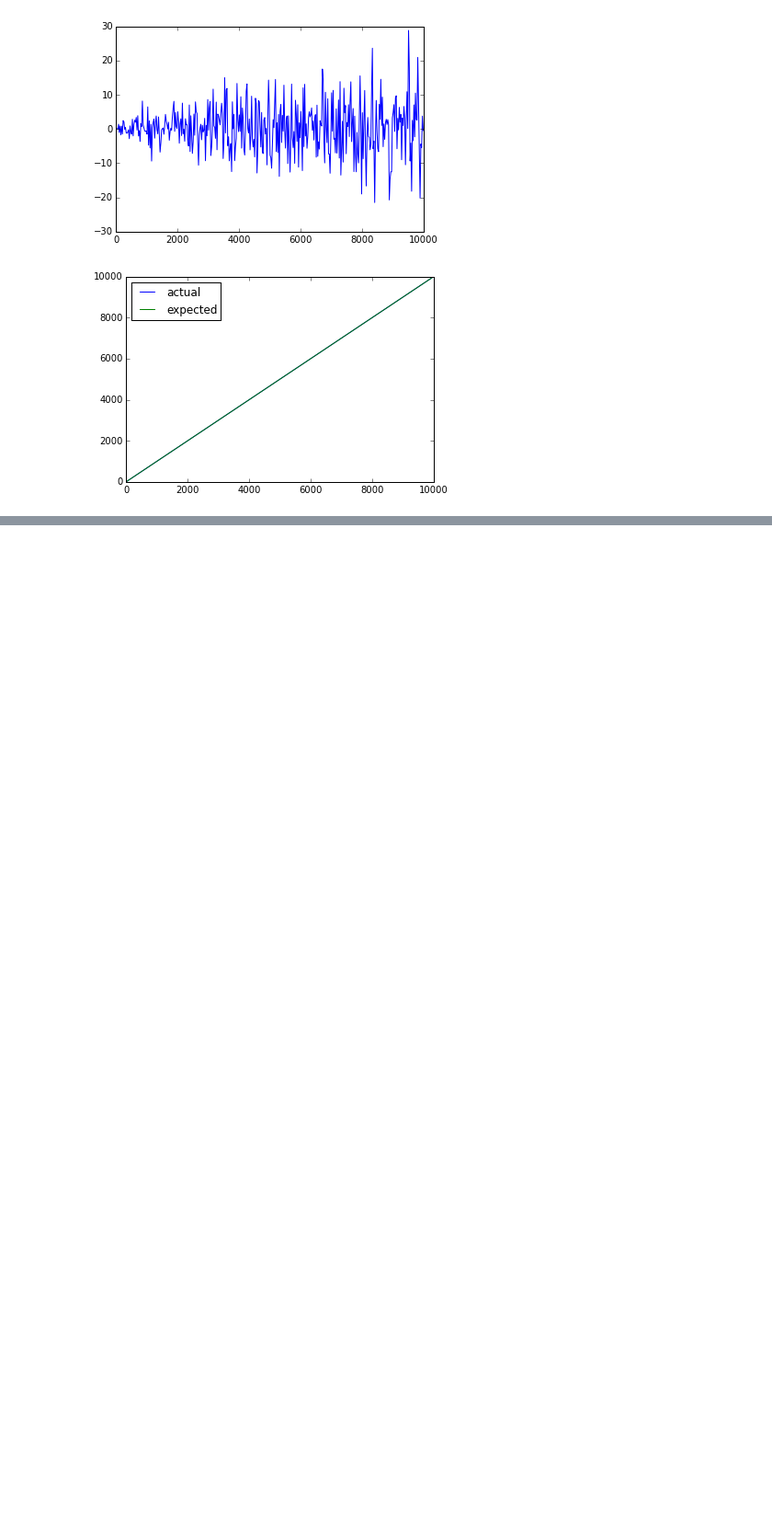
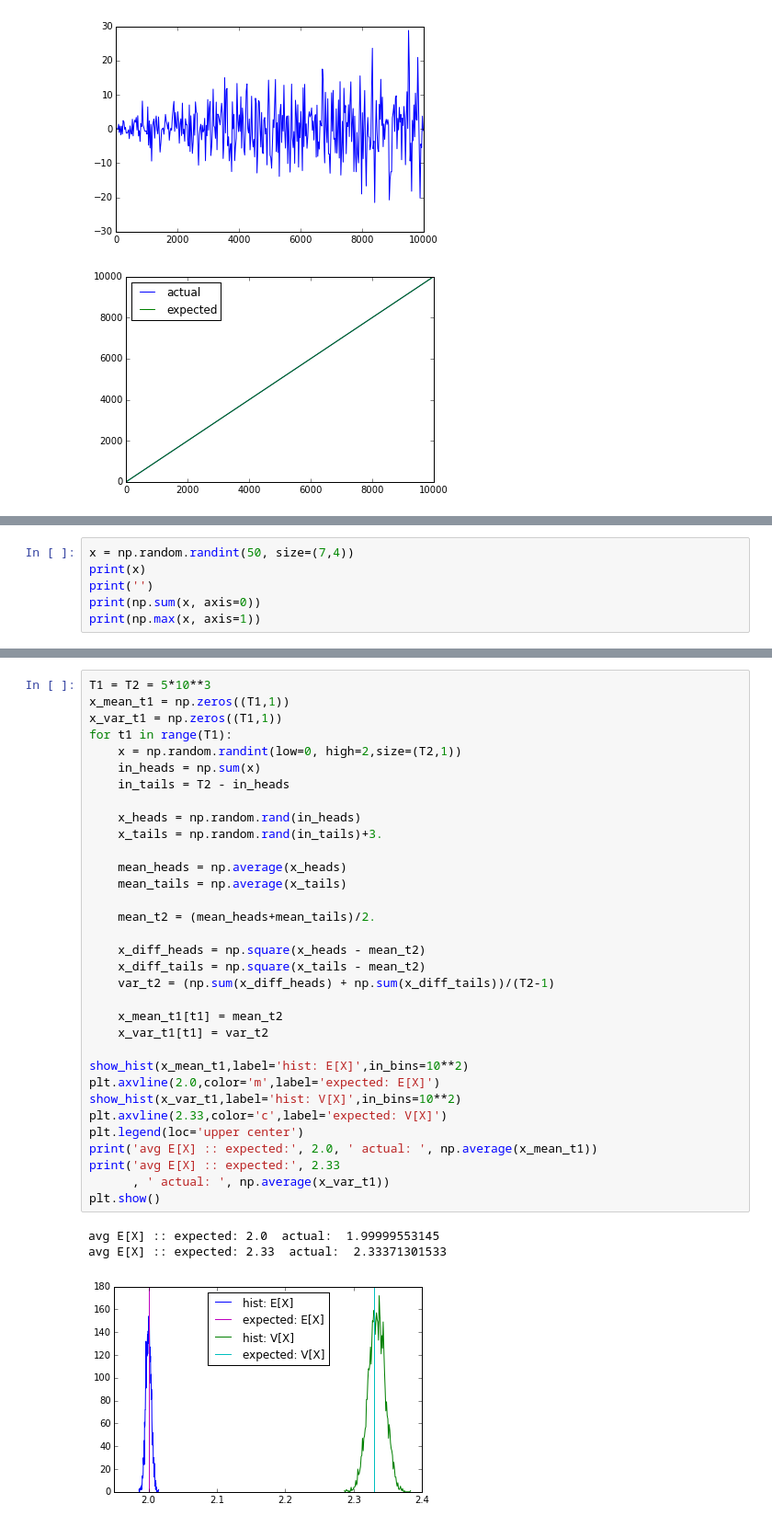
Before and after one commit to john-von-seneca/ml-and-what-not, a Jupyter notebook: all-of-statistics/3-expectation.ipynb, the cells around one changed output, grey strips where cells are left out. Shown at 92% size. Drawn from its saved outputs; the diff is of its cells as text; blank space fills up the shorter version.

```diff
--- a/all-of-statistics/3-expectation.ipynb
+++ b/all-of-statistics/3-expectation.ipynb
@@ -746,0 +788,6 @@ plt.show()
+# %%
+x = np.random.randint(50, size=(7,4))
+print(x)
+print('')
+print(np.sum(x, axis=0))
+print(np.max(x, axis=1))
@@ -746,0 +842,37 @@ plt.show()
+# %%
+T1 = T2 = 5*10**3
+x_mean_t1 = np.zeros((T1,1))
+x_var_t1 = np.zeros((T1,1))
+for t1 in range(T1):
+    x = np.random.randint(low=0, high=2,size=(T2,1))
+    in_heads = np.sum(x)
+    in_tails = T2 - in_heads
+
+    x_heads = np.random.rand(in_heads)
+    x_tails = np.random.rand(in_tails)+3.
+
+    mean_heads = np.average(x_heads)
+    mean_tails = np.average(x_tails)
+
+    mean_t2 = (mean_heads+mean_tails)/2.
+
+    x_diff_heads = np.square(x_heads - mean_t2)
+    x_diff_tails = np.square(x_tails - mean_t2)
+    var_t2 = (np.sum(x_diff_heads) + np.sum(x_diff_tails))/(T2-1)
+
+    x_mean_t1[t1] = mean_t2
+    x_var_t1[t1] = var_t2
+
+show_hist(x_mean_t1,label='hist: E[X]',in_bins=10**2)
+plt.axvline(2.0,color='m',label='expected: E[X]')
+show_hist(x_var_t1,label='hist: V[X]',in_bins=10**2)
+plt.axvline(2.33,color='c',label='expected: V[X]')
+plt.legend(loc='upper center')
+print('avg E[X] :: expected:', 2.0, ' actual: ', np.average(x_mean_t1))
+print('avg E[X] :: expected:', 2.33
+      , ' actual: ', np.average(x_var_t1))
+plt.show()
+# %% [output]
+avg E[X] :: expected: 2.0  actual:  1.99999553145
+avg E[X] :: expected: 2.33  actual:  2.33371301533
+[figure, added]
```
Also changed, not shown: parts of 9 cells of this notebook, 1 other file.
